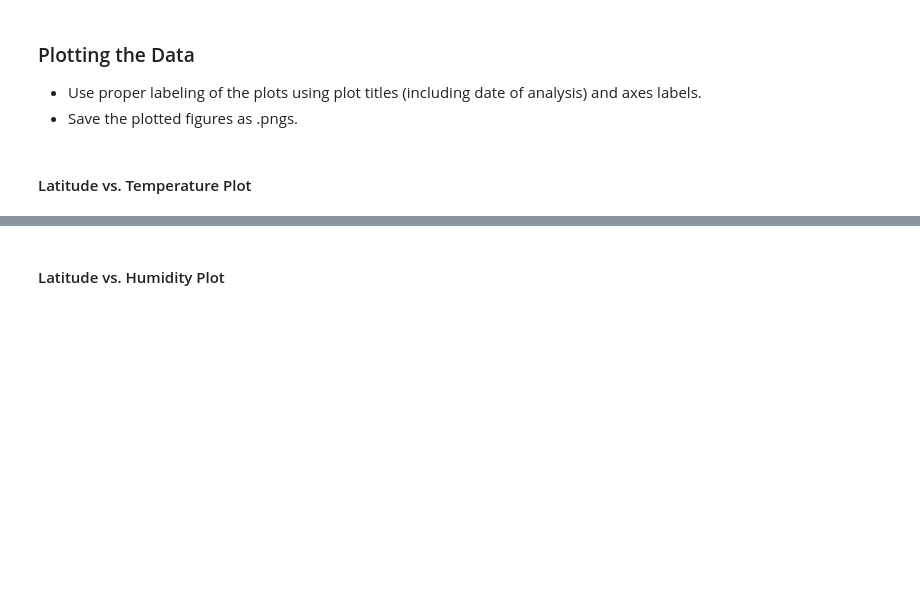
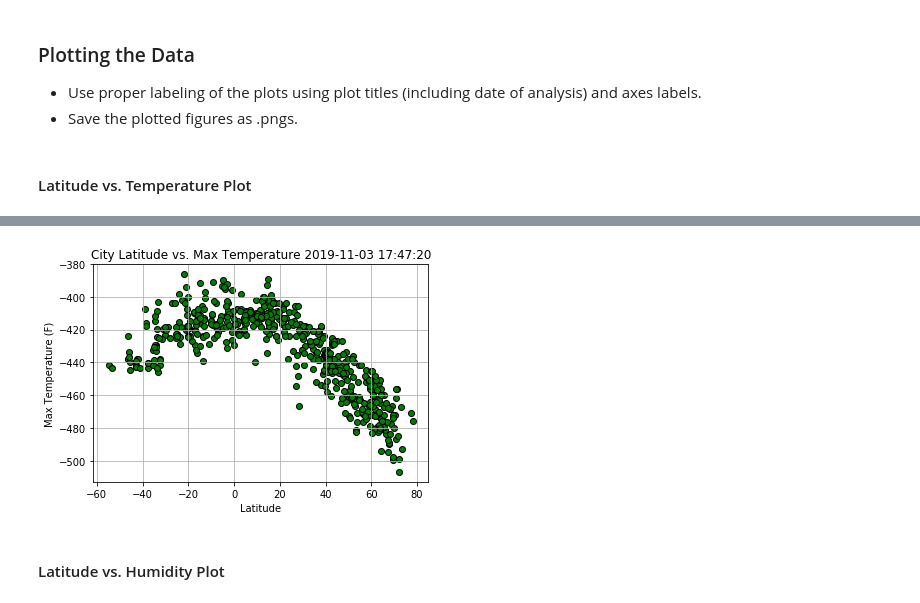
Before and after one commit to jungsik89/python-api-challenge, a Jupyter notebook: Unit6-API/Instructions/starter_code/WeatherPy.ipynb, the cells around one changed output, grey strips where cells are left out. Saved outputs shown, nothing was run; the diff lists cells and outputs as text; code cells hidden in the pictures; blank space fills up the shorter version.

```diff
--- a/Unit6-API/Instructions/starter_code/WeatherPy.ipynb
+++ b/Unit6-API/Instructions/starter_code/WeatherPy.ipynb
@@ -256,0 +307,7 @@ dtype: int64
+# %%
+def Farenheit(i):
+    '''convert Kevlin to Farenheit'''
+    return (i-273.15) * 9/5 + 32
+# %%
+for x in citydf['Max Temp']:
+    citydf['Max Temp (F)'] = Farenheit(citydf['Max Temp'])
@@ -274,2 +370,17 @@ dtype: int64
+# %%
+x_axis = citydf['Latitude']
+# %%
+y_axis = citydf['Max Temp (F)']
+# %%
+date = pd.to_datetime(citydf['Date'][0],unit='s')
+plt.scatter(x_axis,y_axis,alpha=1,color='green',edgecolors='black')
+
+plt.title(f'City Latitude vs. Max Temperature {date}')
+plt.ylabel('Max Temperature (F)')
+plt.xlabel('Latitude')
+plt.grid()
+plt.show()
+# %% [output]
+[figure, added]
 # %% [markdown]
 #### Latitude vs. Humidity Plot
```
Also changed, not shown: parts of 27 cells of this notebook, 1 other file.
